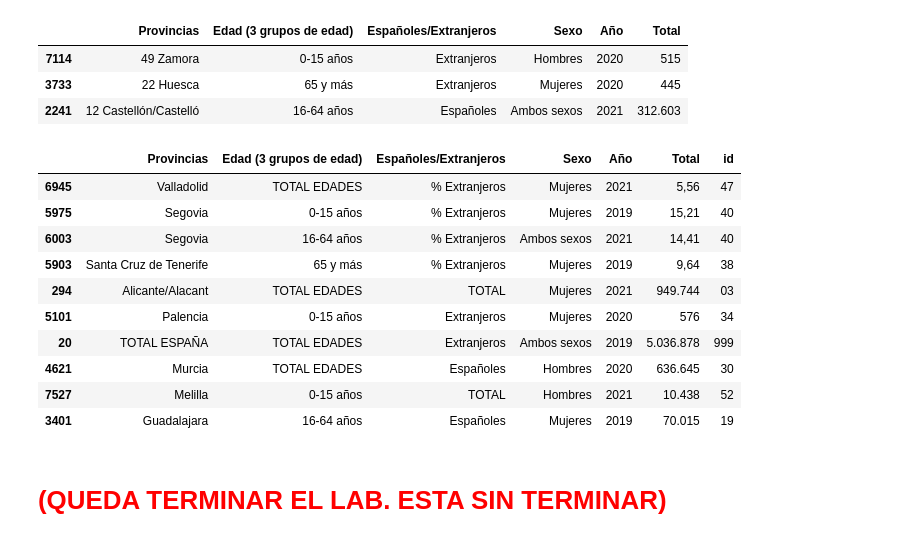
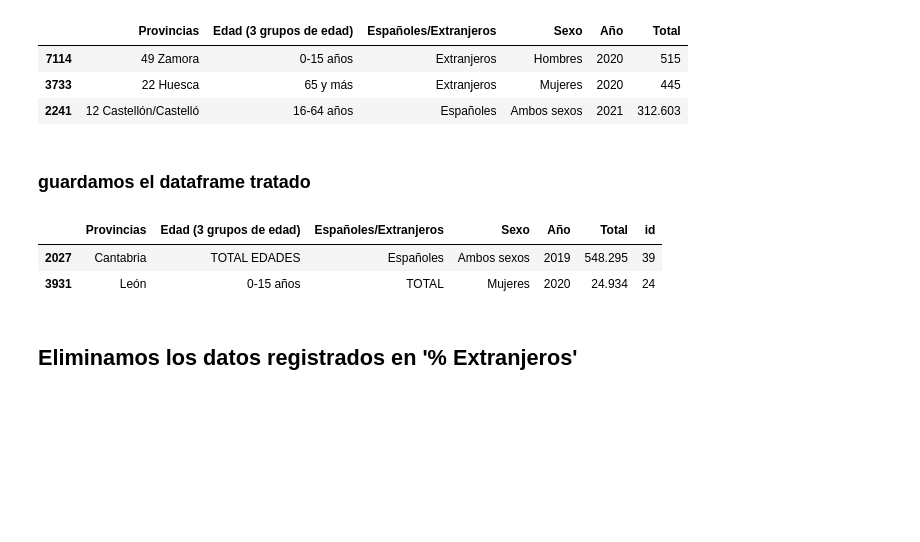
Before and after one commit to joseluisalmendral/lab_etl_extra, a Jupyter notebook: laboratorio-modulo5-leccion01-elt-extraccion.ipynb, the cells around one changed output. Saved outputs shown, nothing was run; the diff lists cells and outputs as text; code cells hidden in the pictures; blank space fills up the shorter version.

```diff
--- a/laboratorio-modulo5-leccion01-elt-extraccion.ipynb
+++ b/laboratorio-modulo5-leccion01-elt-extraccion.ipynb
@@ -408,3 +389,5 @@ df_datos_demograficos.sample(3)
 # %%
 df_datos_demograficos['id'] = df_datos_demograficos['Provincias'].apply(lambda x: x.split()[0] if x != 'TOTAL ESPAÑA' else '999')
 df_datos_demograficos['Provincias'] = df_datos_demograficos['Provincias'].apply(lambda x: ' '.join(x.split()[1:]) if x != 'TOTAL ESPAÑA' else x)
+# %% [markdown]
+### guardamos el dataframe tratado
@@ -411,16 +396,8 @@ df_datos_demograficos['Provincias'] = df_datos_demograficos['Provincias'].apply(
 # %%
-df_datos_demograficos.sample(10)
+df_datos_demograficos.sample(2)
 # %% [output]
 |  | Provincias | Edad (3 grupos de edad) | Españoles/Extranjeros | Sexo | Año | Total | id |
-| 6945 | Valladolid | TOTAL EDADES | % Extranjeros | Mujeres | 2021 | 5,56 | 47 |
-| 5975 | Segovia | 0-15 años | % Extranjeros | Mujeres | 2019 | 15,21 | 40 |
-| 6003 | Segovia | 16-64 años | % Extranjeros | Ambos sexos | 2021 | 14,41 | 40 |
-| 5903 | Santa Cruz de Tenerife | 65 y más | % Extranjeros | Mujeres | 2019 | 9,64 | 38 |
-| 294 | Alicante/Alacant | TOTAL EDADES | TOTAL | Mujeres | 2021 | 949.744 | 03 |
-| 5101 | Palencia | 0-15 años | Extranjeros | Mujeres | 2020 | 576 | 34 |
-| 20 | TOTAL ESPAÑA | TOTAL EDADES | Extranjeros | Ambos sexos | 2019 | 5.036.878 | 999 |
-| 4621 | Murcia | TOTAL EDADES | Españoles | Hombres | 2020 | 636.645 | 30 |
-| 7527 | Melilla | 0-15 años | TOTAL | Hombres | 2021 | 10.438 | 52 |
-| 3401 | Guadalajara | 16-64 años | Españoles | Mujeres | 2019 | 70.015 | 19 |
+| 2027 | Cantabria | TOTAL EDADES | Españoles | Ambos sexos | 2019 | 548.295 | 39 |
+| 3931 | León | 0-15 años | TOTAL | Mujeres | 2020 | 24.934 | 24 |
-# %% [markdown]
-<h1 style="color: red">(QUEDA TERMINAR EL LAB. ESTA SIN TERMINAR)</h1>
+# %% [markdown]
+## Eliminamos los datos registrados en '% Extranjeros'
```
Also changed, not shown: parts of 21 cells of this notebook, 4 other files.
